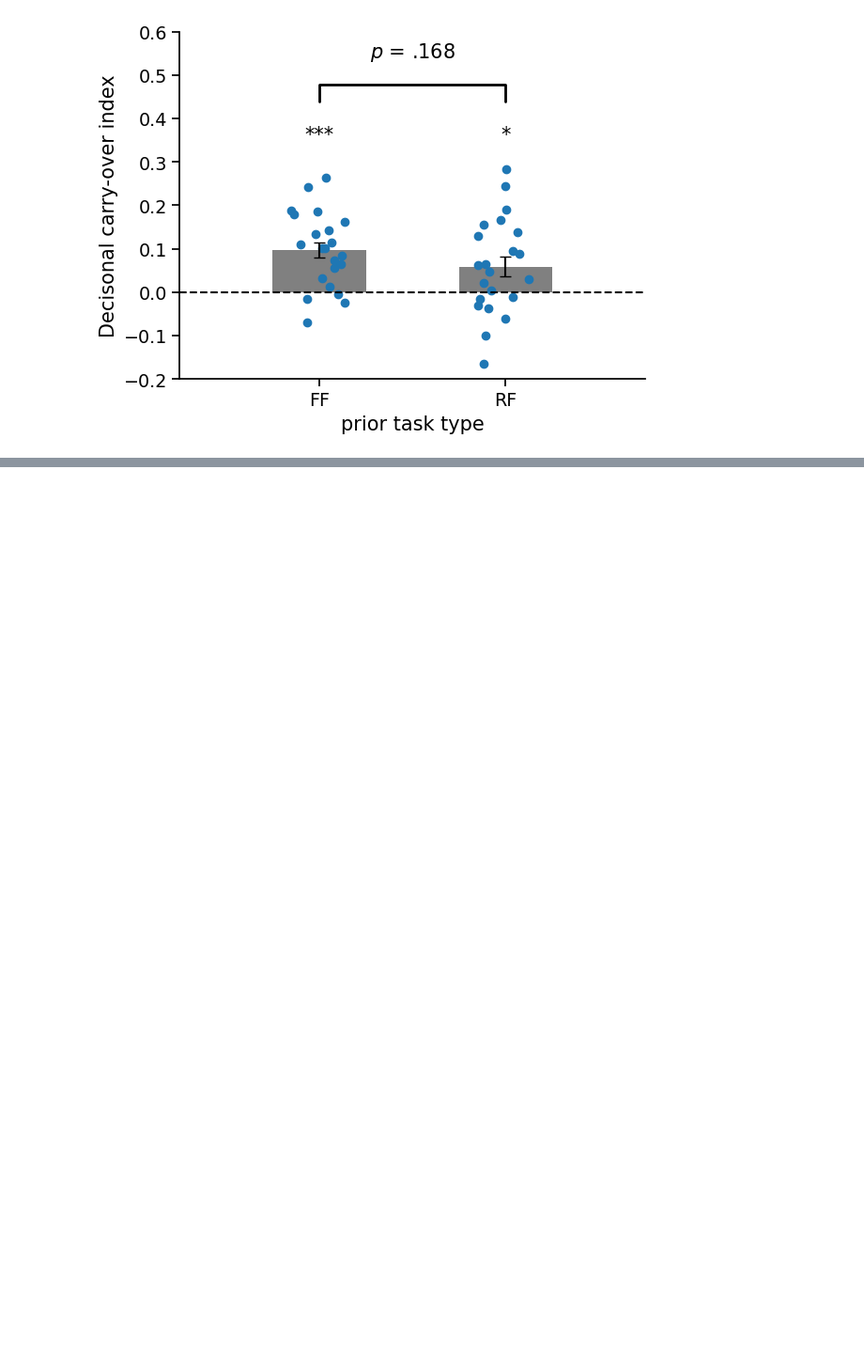
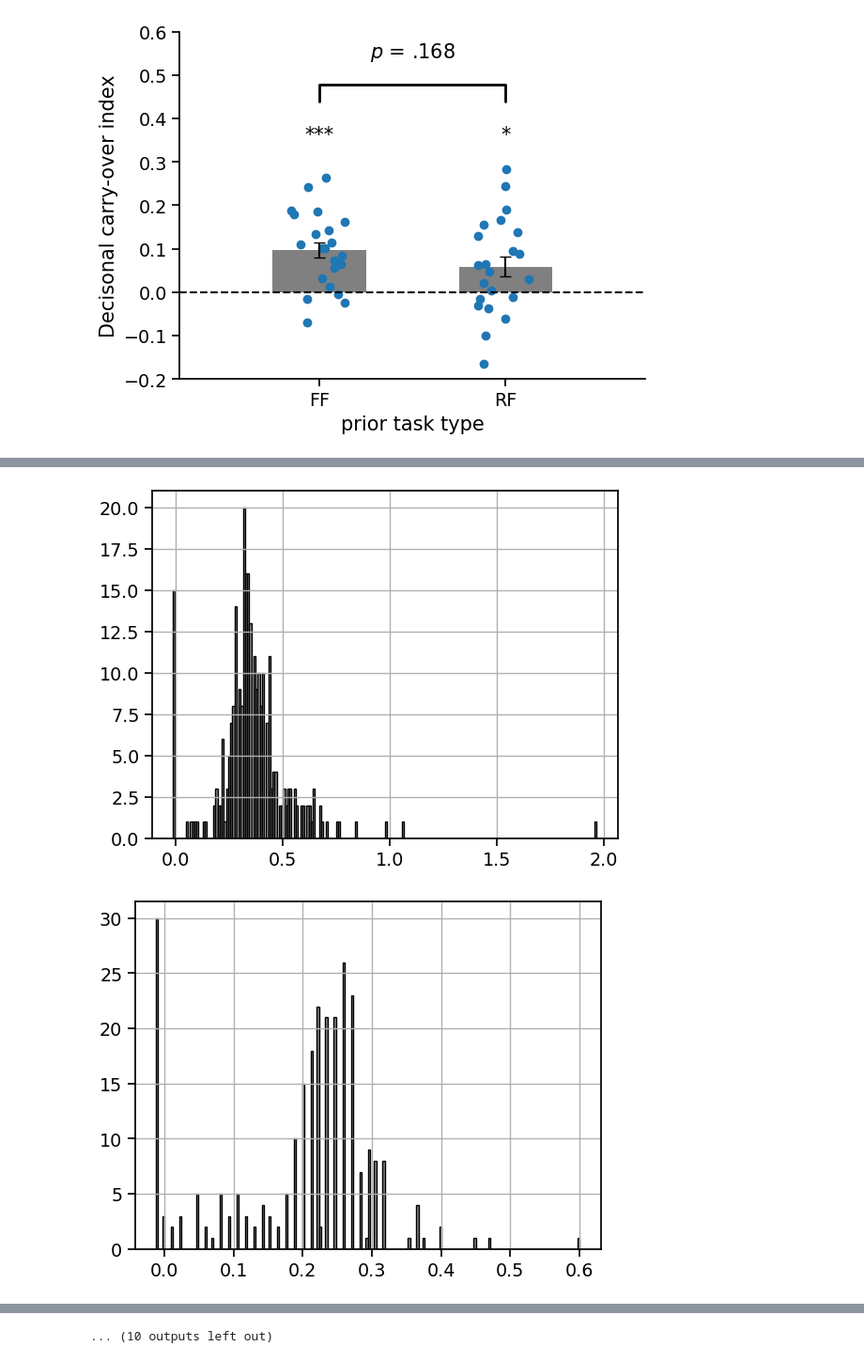
Before and after one commit to msenselab/seq_reproduction, a Jupyter notebook: data_analysis/code/dataAna.ipynb, the cells around one changed output, grey strips where cells are left out. Shown at 94% size. Saved outputs shown, nothing was run; the diff lists cells and outputs as text; code cells hidden in the pictures; blank space fills up the shorter version.

Commit message:
added table content for dataAll.csv, added analysis for follow onset and offset latency

```diff
--- a/data_analysis/code/dataAna.ipynb
+++ b/data_analysis/code/dataAna.ipynb
@@ -133,8 +133,11 @@ for i in range(len(csv_files)):
     # get useful columns
     df = parCSV.rename(columns = {'participant':'nPar', 'trials.thisRepN':'nB',\
             'trials.thisTrialN':'nT', 'duration':'curDur','cue':'curTask',\
-            'rpr_duration':'rpr','follow_stimuli':'curflwDur','follow_production':'flw'})
-    df = df[['nPar','nB','nT','curDur','curTask','rpr','curflwDur','flw']] # select columns
+            'rpr_duration':'rpr','follow_stimuli':'curflwDur','follow_production':'flw',\
+            'follow_grating.started':'flwStimOn','follow_grating.stopped':'flwStimOff',\
+            'follow_key_onset':'flwRspOn',\
+            'reproduced_grating.started':'rprStimOn','rpr_onset':'rprRspOn'})
+    df = df[['nPar','nB','nT','curDur','curTask','rpr','curflwDur','flw','flwStimOn','flwStimOff','flwRspOn','rprStimOn','rprRspOn']] # select columns
 
     # data transformation
     df = df.query('nB>0 & nPar.notnull()') # remove practice and rows with missing values
@@ -148,6 +151,11 @@ for i in range(len(csv_files)):
     # making 'curDur' to be the duration that observers made responses
     df.loc[df['curTask']=='following','curPreCueDur'] = df['curDur']
     df.loc[df['curTask']=='following','curDur'] = df['curflwDur']
+    # add columns for follow onset and offset
+    df['flwOnLtc'] = df['flwRspOn'] - df['flwStimOn']
+    df['flwOffLtc'] = df['flwRspOn'] + df['flw'] - df['flwStimOff']
+    df['flwAfterOff'] = df['flwRspOn'] > df['flwStimOff']
+    # df['rprOnLtc'] = df['rprRspOn'] - df['rprStimOn']
     # add columns for previous task, duration, and report (trial n-1)
     df['preTask'] = df['curTask'].shift(periods=1)
     df.loc[df['nT']==1, ['preTask']] = pd.NA
@@ -159,7 +167,8 @@ for i in range(len(csv_files)):
     df.loc[df['nT']==1, ['preRpt']] = pd.NA
     df['prePreCueDur'] = df['curPreCueDur'].shift(periods=1)
     df.loc[df['nT']==1, ['prePCDur']] = pd.NA
-    df = df[['nPar','nB','nT','curTask','curDur','rpr','flw','curPreCueDur','curRpt','preTask','preDur','preRpt','prePreCueDur']]
+    # select columns
+    df = df[['nPar','nB','nT','curTask','curDur','rpr','flw','curPreCueDur','curRpt','preTask','preDur','preRpt','prePreCueDur','flwOnLtc','flwOffLtc', 'flwAfterOff']] # ,'rprOnLtc'
     # append the data
     data = pd.concat([data, df], ignore_index=True)
 
@@ -1264,0 +1298,24 @@ T-test  0.3998
+# %%
+# # delay of the psychopy timing system
+# print('rprOnLtc range:[',dataValid['rprOnLtc'].min(),',',dataValid['rprOnLtc'].max(),']')
+# abs(dataValid['rprOnLtc']*1000).hist(bins=30, color='grey', edgecolor='black') # & rpr < 0.9
+# plt.show()
+
+# print('flwOnLtc range:[',dataFlw['flwOnLtc'].min(),',',dataFlw['flwOnLtc'].max(),']')
+# print('flwOnLtc range:[',dataFlw.query('flwAfterOff==False')['flwOnLtc'].min(),',',dataFlw.query('flwAfterOff==False')['flwOnLtc'].max(),']')
+# dataFlw.query('flwAfterOff==False')['flwOnLtc'].hist(bins=20, color='grey', edgecolor='black') # & rpr < 0.9
+# plt.show()
+
+# print('flwOffLtc range:[',dataFlw.query('flwAfterOff==False')['flwOffLtc'].min(),',',dataFlw.query('flwAfterOff==False')['flwOffLtc'].max(),']')
+# dataFlw.query('flwAfterOff==False & flwOffLtc <1.4')['flwOffLtc'].hist(bins=200, color='grey', edgecolor='black') # & rpr < 0.9
+# plt.show()
+
+for i in range(nPar):
+    parList = data.nPar.unique()
+    nPar = parList.size
+    iPar = parList[i]
+    dataFlw.query('flwAfterOff==False & nPar==@iPar')['flwOffLtc'].hist(bins=200, color='grey', edgecolor='black') # & rpr < 0.9
+    plt.show()
+# %% [output]
+[figure, added]
+[figure, added]
@@ -1264,0 +1332 @@ T-test  0.3998
+... (10 outputs left out)
```
Also changed, not shown: parts of 15 cells of this notebook, 3 other files.
